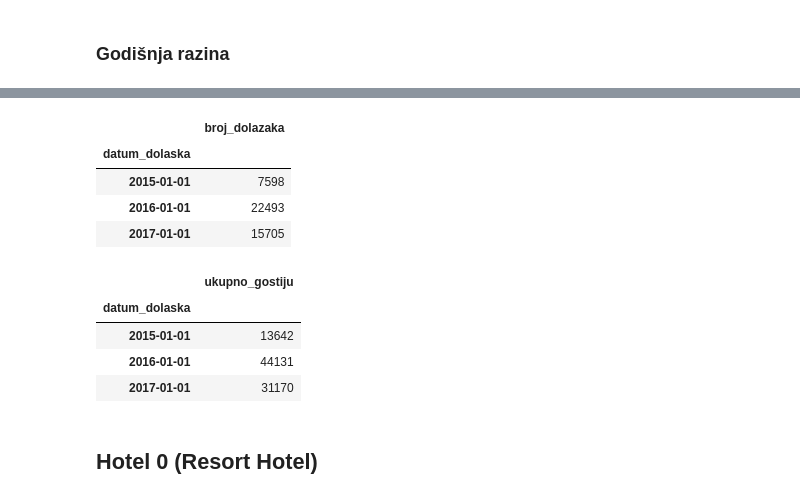
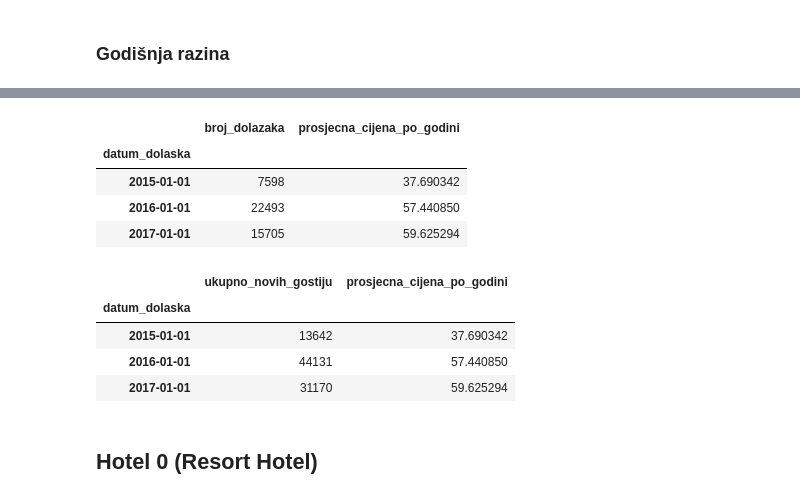
Before and after one commit to MarkoHaralovic/Prediction-of-Hotel-Occupancy, a Jupyter notebook: prediction-of-hotel-occupancy/notebooks/data_preprocessing.ipynb, the cells around one changed output, grey strips where cells are left out. Saved outputs shown, nothing was run; the diff lists cells and outputs as text; code cells hidden in the pictures.

```diff
--- a/prediction-of-hotel-occupancy/notebooks/data_preprocessing.ipynb
+++ b/prediction-of-hotel-occupancy/notebooks/data_preprocessing.ipynb
@@ -104,20 +104,25 @@ assert len(dataResort) + len(dataCity) == len(data)
 # %% [markdown]
 ### Dnevna razina
 # %%
-daily_guest_counts_city_hotel = {}
+daily_guest_data_city_hotel = {}
+
 for index, row in dataCity.iterrows():
-
     arrival_date = row['datum_dolaska']
     length_of_stay = row['duljina_boravka']
     number_of_guests = row['ukupno_gostiju']
+    total_price = row['cijena_nocenja']
+
+    price_per_person_per_night = total_price / number_of_guests
 
     for day in range(length_of_stay + 1):
         current_day = arrival_date + timedelta(days=day)
 
-        if current_day not in daily_guest_counts_city_hotel: #init
-            daily_guest_counts_city_hotel[current_day] = 0
+        if current_day not in daily_guest_data_city_hotel:
+            daily_guest_data_city_hotel[current_day] = {'ukupno_gostiju': 0, 'cijene_po_osobi': []}
 
-        daily_guest_counts_city_hotel[current_day] += number_of_guests
+        daily_guest_data_city_hotel[current_day]['ukupno_gostiju'] += number_of_guests
+        daily_guest_data_city_hotel[current_day]['cijene_po_osobi'].extend([price_per_person_per_night] * number_of_guests)
 
-NumberOfGuestsDailyCity = pd.DataFrame(list(daily_guest_counts_city_hotel.items()), columns=['datum', 'ukupno_gostiju'])
+for date, data in daily_guest_data_city_hotel.items():
+    data['prosjecna_cijena_po_osobi'] = sum(data['cijene_po_osobi']) / len(data['cijene_po_osobi']) if data['cijene_po_osobi'] else 0
 # %%
@@ -159,0 +144,21 @@ NumberOfNewGuestsDailyCity.head(5)
+# %%
+daily_prices_per_person = {}
+
+for index, row in dataCity.iterrows():
+    arrival_date = row['datum_dolaska']
+    number_of_guests = row['ukupno_gostiju']
+    total_price = row['cijena_nocenja']
+    price_per_person = total_price / number_of_guests
+    if arrival_date not in daily_prices_per_person:
+        daily_prices_per_person[arrival_date] = []
+    daily_prices_per_person[arrival_date].extend([price_per_person] * number_of_guests)
+
+daily_mean_prices = {date: sum(prices) / len(prices) if prices else 0 for date, prices in daily_prices_per_person.items()}
+
+daily_mean_prices_data = pd.DataFrame([(date, mean_price) for date, mean_price in daily_mean_prices.items()], columns=['datum_dolaska', 'prosjecna_cijena_po_osobi'])
+
+NumberOfArrivalsDailyCity = dataCity.groupby('datum_dolaska').size().to_frame(name='broj_dolazaka')
+NumberOfArrivalsDailyCity = NumberOfArrivalsDailyCity.merge(daily_mean_prices_data, on='datum_dolaska', how='left')
+NumberOfArrivalsDailyCity.set_index('datum_dolaska', inplace=True)
+NumberOfArrivalsDailyCity = NumberOfArrivalsDailyCity.resample('D').asfreq().fillna({'broj_dolazaka': 0, 'prosjecna_cijena_po_osobi': 0})
+NumberOfArrivalsDailyCity['broj_dolazaka'] = NumberOfArrivalsDailyCity['broj_dolazaka'].astype(int)
@@ -350,8 +412,12 @@ NumberOfArrivalsYearlyCity =NumberOfArrivalsDailyCity.resample('YS').sum()
+# %%
+yearly_arrivals = NumberOfArrivalsDailyCity['broj_dolazaka'].resample('YS').sum()
+yearly_average_price = NumberOfArrivalsDailyCity['prosjecna_cijena_po_osobi'].resample('YS').mean()
+NumberOfArrivalsYearlyCity = pd.DataFrame({'broj_dolazaka': yearly_arrivals, 'prosjecna_cijena_po_godini': yearly_average_price})
 # %%
-NumberOfArrivalsYearlyCity
+NumberOfArrivalsYearlyCity.head()
 # %% [output]
-|  | broj_dolazaka |
-| datum_dolaska |  |
-| 2015-01-01 | 7598 |
-| 2016-01-01 | 22493 |
-| 2017-01-01 | 15705 |
+|  | broj_dolazaka | prosjecna_cijena_po_godini |
+| datum_dolaska |  |  |
+| 2015-01-01 | 7598 | 37.690342 |
+| 2016-01-01 | 22493 | 57.440850 |
+| 2017-01-01 | 15705 | 59.625294 |
@@ -360,11 +428,11 @@ NumberOfNewGuestsYearlyCity = NumberOfNewGuestsDailyCity.resample('YS').sum()
 # %%
-NumberOfNewGuestsYearlyCity
+NumberOfNewGuestsYearlyCity.head()
 # %% [output]
-|  | ukupno_gostiju |
-| datum_dolaska |  |
-| 2015-01-01 | 13642 |
-| 2016-01-01 | 44131 |
-| 2017-01-01 | 31170 |
+|  | ukupno_novih_gostiju | prosjecna_cijena_po_godini |
+| datum_dolaska |  |  |
+| 2015-01-01 | 13642 | 37.690342 |
+| 2016-01-01 | 44131 | 57.440850 |
+| 2017-01-01 | 31170 | 59.625294 |
 # %% [markdown]
 ## Hotel 0 (Resort Hotel)
 # %% [markdown]
```
Also changed, not shown: parts of 28 cells of this notebook, 3 other files.
